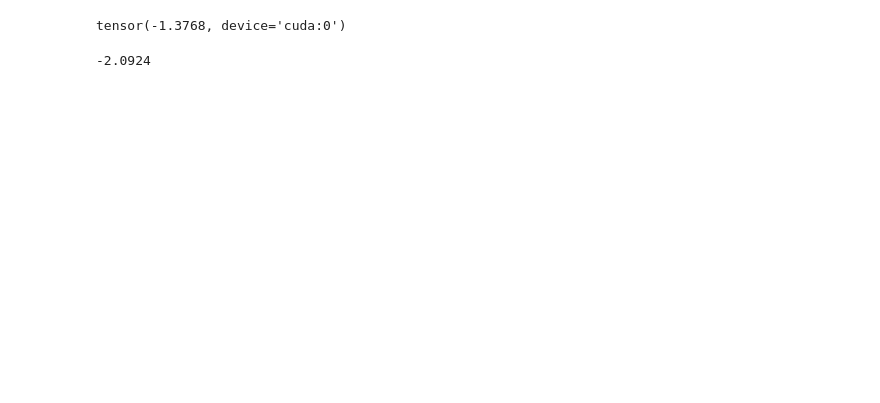
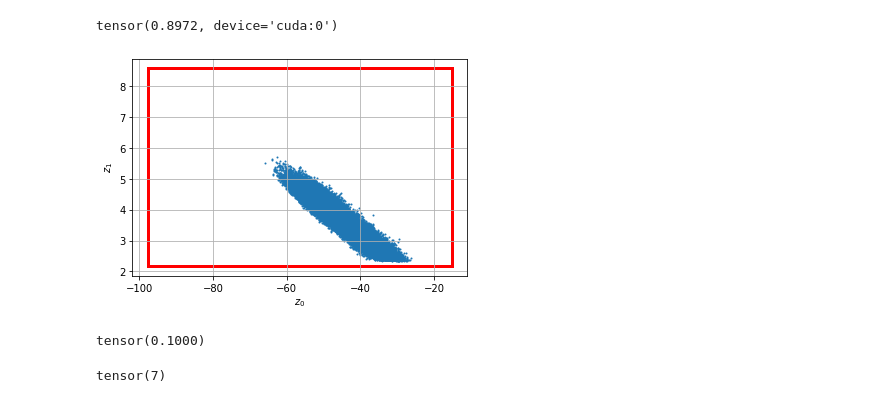
Before and after one commit to chawins/network-bound, a Jupyter notebook: test_mnist.ipynb, the cells around one changed output. Drawn from its saved outputs; the diff is of its cells as text; code cells hidden in the pictures; blank space fills up the shorter version.

```diff
--- a/test_mnist.ipynb
+++ b/test_mnist.ipynb
@@ -64,4 +67,4 @@ IBPMedium(
 )
 # %%
-(x_train, y_train), (x_valid, y_valid), (x_test, y_test) = load_mnist_all(
-    '/data', val_size=0.1, seed=seed)
+(x_train, y_train), _, (x_test, y_test) = load_mnist_all(
+    '/data', val_size=0, seed=seed)
@@ -128,8 +133,47 @@ tensor(-1.3773, device='cuda:0')
-# %%
-out[20]
-# %% [output]
-tensor(-1.3768, device='cuda:0')
-# %%
-0.7225 - 2.8149
-# %% [output]
--2.0924
+# %%
+(diff >= 0).float().mean()
+# %% [output]
+tensor(0.8972, device='cuda:0')
+# %%
+num = 50000
+eps = 0.2
+idx = 0
+
+# l-inf
+noise = torch.rand((num, 784)) * 2 - 1
+x = (eps * noise).view(num, 1, 28, 28) + x_test[idx]
+with torch.no_grad():
+    sample_out = net((x.cuda(), None, None))
+# %%
+z_ub = out[1].cpu().numpy()
+z_lb = out[2].cpu().numpy()
+z = sample_out[0].cpu().numpy()
+# %%
+from matplotlib.collections import PatchCollection
+from matplotlib.patches import Rectangle
+
+axis1 = 0
+axis2 = 7
+
+fig, ax = plt.subplots(1)
+rc = Rectangle((z_lb[idx, axis1], z_lb[idx, axis2]),
+               z_ub[idx, axis1] - z_lb[idx, axis1],
+               z_ub[idx, axis2] - z_lb[idx, axis2],
+               fill=False, color='r', lw=3)
+ax.add_patch(rc)
+plt.scatter(z[:, axis1], z[:, axis2], s=1)
+plt.grid(True)
+plt.xlabel(r'$z_0$')
+plt.ylabel(r'$z_1$')
+plt.savefig('ibp_linf_2.png', dpi=300, bbox_inches='tight')
+fig.show()
+# %% [output]
+[figure, added]
+# %%
+(x_test[0]/10).norm(p=float("inf"))
+# %% [output]
+tensor(0.1000)
+# %%
+y_test[0]
+# %% [output]
+tensor(7)
```
Also changed, not shown: parts of 20 cells of this notebook, 9 other files.
